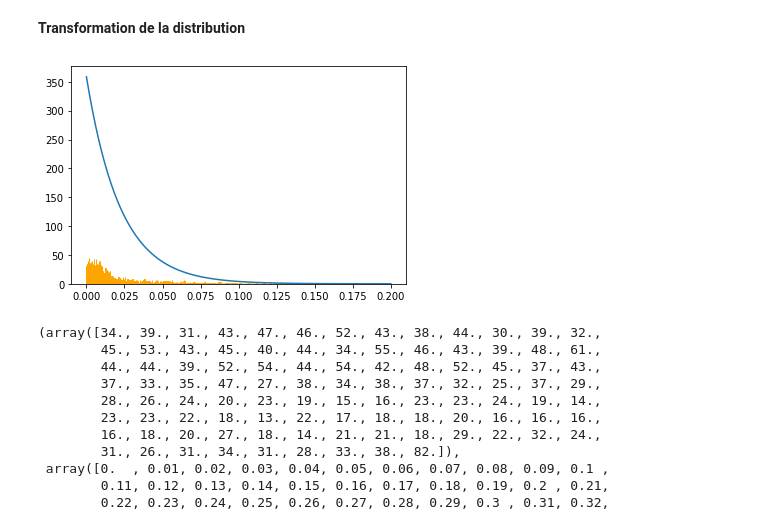
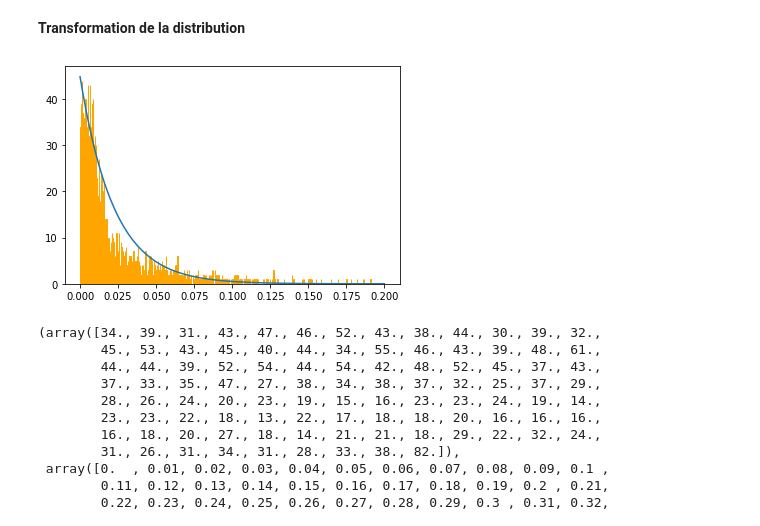
Before and after one commit to Rxzh/PD, a Jupyter notebook: Architecture réseaux de neurones.ipynb, the cells around one changed output. Cells and saved outputs as stored; diff of their text form; code cells hidden in the pictures.

```diff
--- a/Architecture réseaux de neurones.ipynb
+++ b/Architecture réseaux de neurones.ipynb
@@ -349,0 +365,9 @@ Précision sur les données de test (MAPE): 90.73143768310547
+# %%
+#LASSO
+
+from sklearn import linear_model
+clf = linear_model.Lasso(alpha=0.1)
+
+#clf = linear_model.ElasticNet(random_state=47)
+clf.fit(X_train, y_train)
+clf.score(X_test, y_test)
@@ -350,10 +376,9 @@ Précision sur les données de test (MAPE): 90.73143768310547
 # %%
-#KNN après fine tuning
+#KNN
 
 from sklearn.neighbors import KNeighborsRegressor
 
-
-neigh = KNeighborsRegressor(n_neighbors=3)
+neigh = KNeighborsRegressor(n_neighbors=5)
 neigh.fit(X_train, y_train)
 neigh.score(X_test, y_test)
 # %% [output]
@@ -360,0 +386,11 @@ neigh.score(X_test, y_test)
+# %%
+#GAUSS
+
+from sklearn.gaussian_process import GaussianProcessRegressor
+from sklearn.gaussian_process.kernels import DotProduct, WhiteKernel
+"""
+kernel = DotProduct() + WhiteKernel()
+gpr = GaussianProcessRegressor(kernel=kernel,random_state=0)
+gpr.fit(X_train, y_train)
+gpr.score(X_test, y_test)
+"""
@@ -361,8 +399,7 @@ neigh.score(X_test, y_test)
 # %%
-#SVR après fine tuning
-
+#SVR
 from sklearn.svm import SVR
-regr = SVR(C=1.3789473684210527, epsilon=0.0000514545454545455, verbose=False)
+regr = SVR(C=.4, epsilon=0.0001, verbose=True)
 regr.fit(X_train, y_train)
 regr.score(X_test, y_test)
 # %% [output]
@@ -443,13 +502,13 @@ def loi_expo(x,lam) :
 # %%
 from pylab import *
 x_arg = linspace(0, 0.2, 100)
-y_arg = loi_expo(x_arg,lam) * 8
+y_arg = loi_expo(x_arg,lam)# * 8
 
 plot(x_arg, y_arg)
 plt.hist(y_train, range = (0, 0.2), bins = 1000, edgecolor='orange')
 show()
 # %% [output]
-[figure, old version]
+[figure, new version]
 # %%
 def distrib_function(x,lam) :
     return 1 - np.exp(- lam * x)
```
Also changed, not shown: parts of 29 cells of this notebook, 5 other files.
